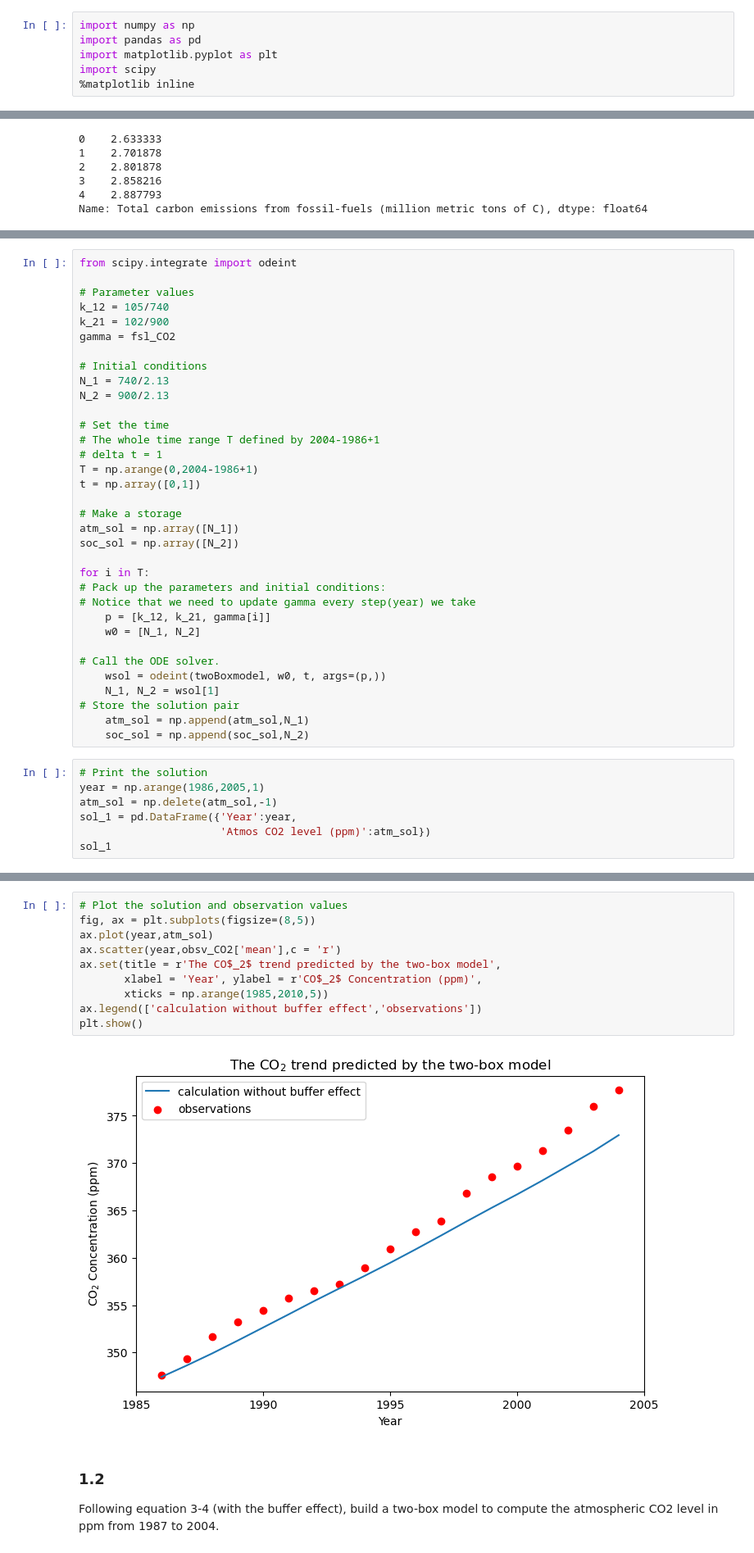
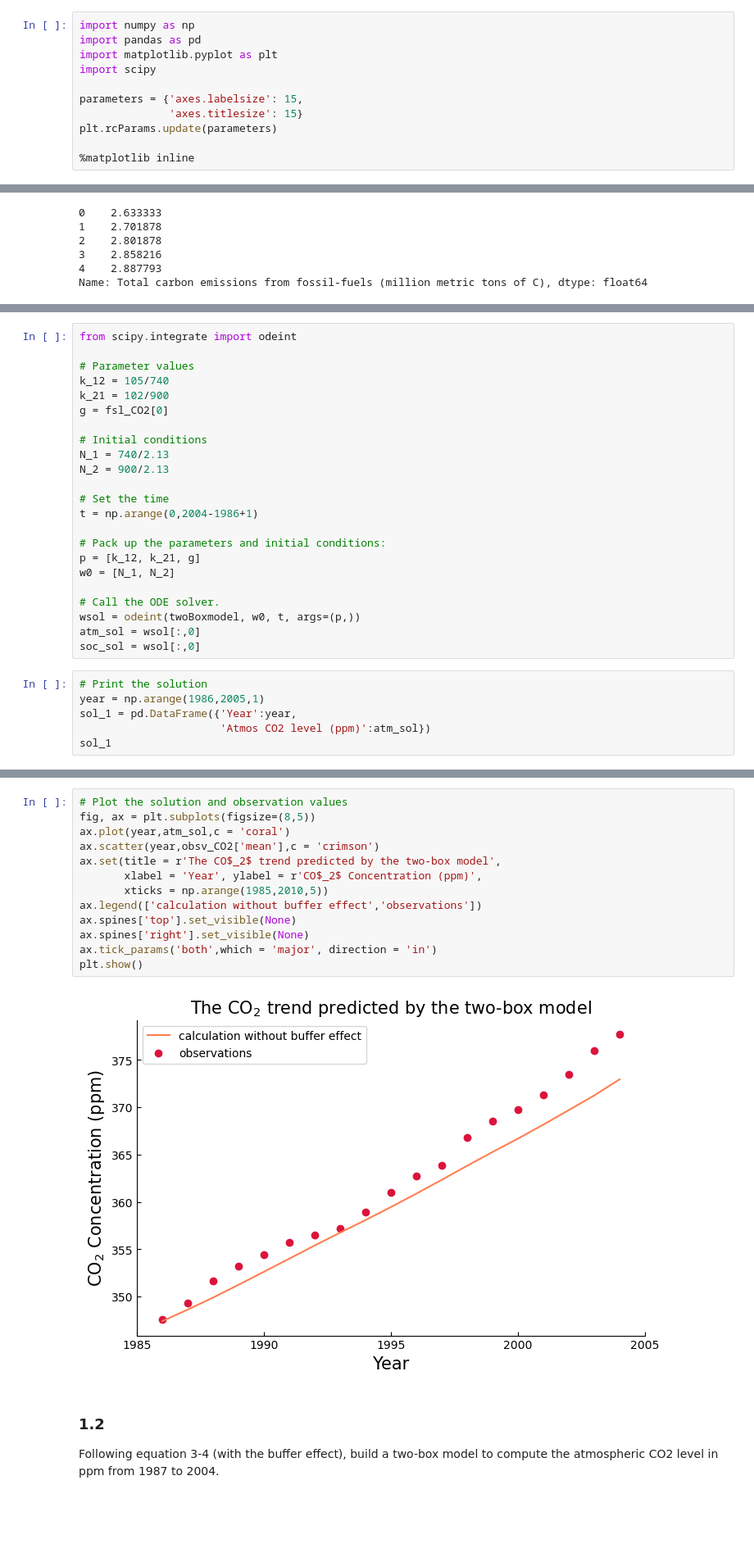
Before and after one commit to ReynoZ/ESE5023_Assignments_12232259, a Jupyter notebook: PS5.ipynb, the cells around one changed output, grey strips where cells are left out. Shown: that part at 82% size. Cells and saved outputs as stored; diff of their text form; blank space fills up the shorter version.

```diff
--- a/PS5.ipynb
+++ b/PS5.ipynb
@@ -11,4 +11,9 @@ import numpy as np
 import pandas as pd
 import matplotlib.pyplot as plt
 import scipy
+
+parameters = {'axes.labelsize': 15,
+              'axes.titlesize': 15}
+plt.rcParams.update(parameters)
+
 %matplotlib inline
@@ -75,38 +70,26 @@ from scipy.integrate import odeint
 # Parameter values
 k_12 = 105/740
 k_21 = 102/900
-gamma = fsl_CO2
+g = fsl_CO2[0]
 
 # Initial conditions
 N_1 = 740/2.13
 N_2 = 900/2.13
 
 # Set the time
-# The whole time range T defined by 2004-1986+1
-# delta t = 1
-T = np.arange(0,2004-1986+1)
-t = np.array([0,1])
+t = np.arange(0,2004-1986+1)
 
-# Make a storage
-atm_sol = np.array([N_1])
-soc_sol = np.array([N_2])
-
-for i in T:
 # Pack up the parameters and initial conditions:
-# Notice that we need to update gamma every step(year) we take
-    p = [k_12, k_21, gamma[i]]
-    w0 = [N_1, N_2]
+p = [k_12, k_21, g]
+w0 = [N_1, N_2]
 
 # Call the ODE solver.
-    wsol = odeint(twoBoxmodel, w0, t, args=(p,))
-    N_1, N_2 = wsol[1]
-# Store the solution pair
-    atm_sol = np.append(atm_sol,N_1)
-    soc_sol = np.append(soc_sol,N_2)
+wsol = odeint(twoBoxmodel, w0, t, args=(p,))
+atm_sol = wsol[:,0]
+soc_sol = wsol[:,0]
 # %%
 # Print the solution
 year = np.arange(1986,2005,1)
-atm_sol = np.delete(atm_sol,-1)
 sol_1 = pd.DataFrame({'Year':year,
                       'Atmos CO2 level (ppm)':atm_sol})
 sol_1
@@ -131,15 +126,18 @@ sol_1
 # %%
 # Plot the solution and observation values
 fig, ax = plt.subplots(figsize=(8,5))
-ax.plot(year,atm_sol)
-ax.scatter(year,obsv_CO2['mean'],c = 'r')
+ax.plot(year,atm_sol,c = 'coral')
+ax.scatter(year,obsv_CO2['mean'],c = 'crimson')
 ax.set(title = r'The CO$_2$ trend predicted by the two-box model',
        xlabel = 'Year', ylabel = r'CO$_2$ Concentration (ppm)',
        xticks = np.arange(1985,2010,5))
 ax.legend(['calculation without buffer effect','observations'])
+ax.spines['top'].set_visible(None)
+ax.spines['right'].set_visible(None)
+ax.tick_params('both',which = 'major', direction = 'in')
 plt.show()
 # %% [output]
-[figure, old version]
+[figure, new version]
 # %% [markdown]
 ### 1.2
 Following equation 3-4 (with the buffer effect), build a two-box model to compute the atmospheric CO2 level in ppm from 1987 to 2004.
```
Also changed, not shown: parts of 13 cells of this notebook.
